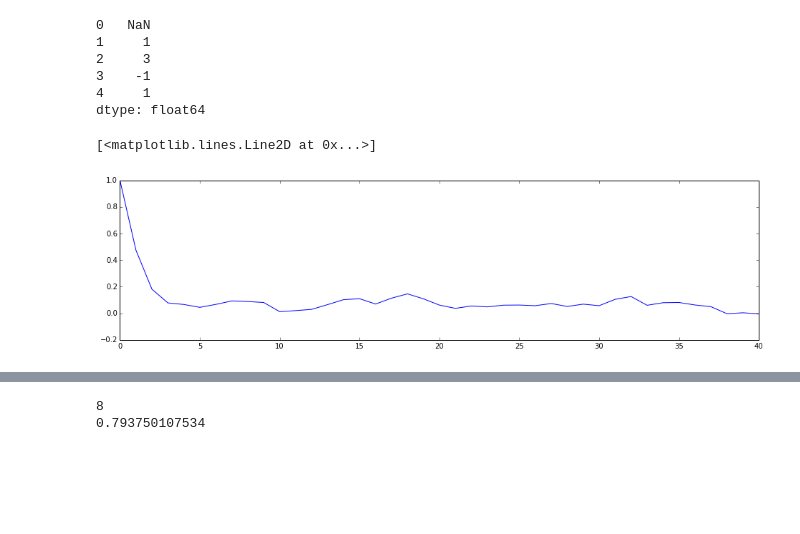
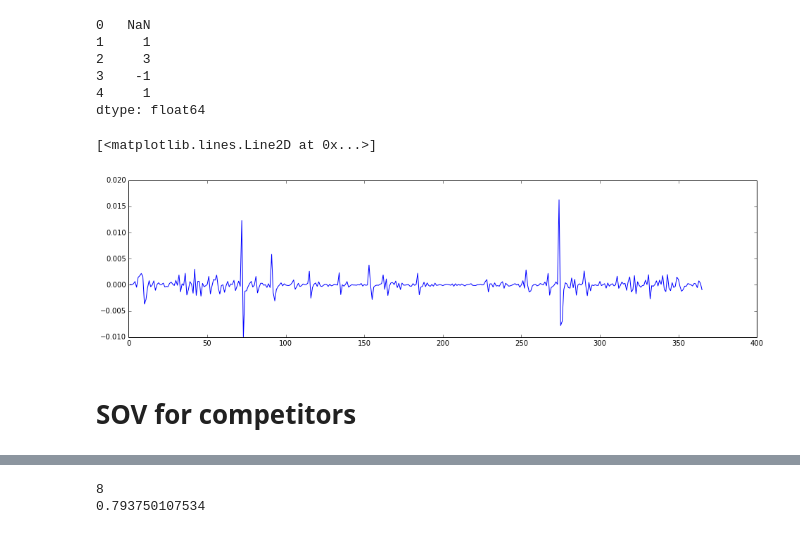
Before and after one commit to maciejATcosphere/paper-mind, a Jupyter notebook: paper_mind/courses/pandas/dell-SOV-data-preparation.ipynb, the cells around one changed output, grey strips where cells are left out. Cells and saved outputs as stored; diff of their text form; code cells hidden in the pictures; blank space fills up the shorter version.

Commit message:
add extra visualisations

```diff
--- a/paper_mind/courses/pandas/dell-SOV-data-preparation.ipynb
+++ b/paper_mind/courses/pandas/dell-SOV-data-preparation.ipynb
@@ -8,0 +69,23 @@ import matplotlib.pyplot as plt
+# %%
+plt.figure()
+
+min_date = datetime(2013, 7, 28)
+max_date = datetime(2013, 12, 31)
+
+fb_df_new = fb_df.reset_index()
+fb_df_new.stat_date = fb_df_new.stat_date.apply(pd.to_datetime)
+fb_df_new = fb_df_new.set_index('stat_date')
+fb_df_new = fb_df_new[min_date:max_date]
+fb_df_new = fb_df_new.reset_index()
+
+# fb_df_new[datetime(2013, 10, 10): datetime(2013, 12, 31)].stat_spent.plot(figsize=(16, 4));
+
+filtered_df_ts = df_ts[min_date:max_date]
+filtered_df_ts = filtered_df_ts.reset_index()
+
+expanded_data = pd.merge(filtered_df_ts, fb_df_new, how='inner', left_on='date', right_on='stat_date')
+
+expanded_data['ma10_sov'] = pd.rolling_mean(expanded_data[expanded_data.SOV < 0.014].SOV, 10)
+expanded_data['ma10_stat_spent'] = pd.rolling_mean(expanded_data.stat_spent, 10)
+
+expanded_data[['ma10_sov', 'ma10_stat_spent']].plot(secondary_y=['ma10_stat_spent'], figsize=(16, 4));
@@ -71,7 +257,7 @@ def generate_monthly_df(month_index):
 
     # -- merge all together
     filtered_sov_data = sov_data[sov_data.name == 'Dell']  # retrieve stuff for Dell only from words
-    data = pd.merge(filtered_sov_data, sentiment, left_on='date', right_on='date')
+    data = pd.merge(filtered_sov_data, sentiment, how='outer', left_on='date', right_on='date')
 
     return data, sov_data
 
@@ -80,15 +266,15 @@ def fetch_sov():
     pieces_data = []
 
     for month_index in range(0, 12):
-        # print 'start', month_index
         data, sov_data = generate_monthly_df(month_index)
         pieces_data.append(data)
         pieces_sov_data.append(sov_data)
 
-        # print 'finished', month_index
-
     data = pd.concat(pieces_data, ignore_index=True)
     sov_data = pd.concat(pieces_sov_data, ignore_index=True)
+
+    sov_data = sov_data.drop_duplicates(cols=['date', 'name'])
+    data = data.drop_duplicates(cols=['date', 'name'])
 
     return data, sov_data
 
@@ -116,11 +302,12 @@ def fetch_insight_stats():
     post_stats = post_stats.fillna(0)
     # in the file there are duplicate entries for the same date
     post_stats = post_stats.groupby('date').sum().reset_index()
-    data = pd.merge(insight_stats, post_stats, left_on='date', right_on='date')
+    data = pd.merge(insight_stats, post_stats, how='outer', left_on='date', right_on='date')
 
     return data
 # %%
 data, sov_data = fetch_sov()
 insights_data = fetch_insight_stats()
-df = pd.merge(data, insights_data, left_on='date', right_on='date')
-# insights_data[['date','comment', 'like', 'share']].head()
+df = pd.merge(data, insights_data, how='outer', left_on='date', right_on='date')
+# %%
+df_ts = df.set_index('date')
@@ -154,12 +379,14 @@ dtype: float64
 # %%
 # plt.plot(cross_correlation);
 plt.figure(figsize=(16, 4))
 D = lambda x: x - x.shift(1)
 
 # plt.plot(pd.rolling_corr(df.like.shift(-9), df.SOV, 14));
-# plt.plot(D(D(D(df.SOV))))
+plt.plot(D(df.SOV))
 
-plt.plot(sm.tsa.stattools.acf(df.SOV))
+# plt.bar(range(0, 41), sm.tsa.stattools.acf(D(df.SOV)))
 # %% [output]
 [<matplotlib.lines.Line2D at 0x...>]
-[figure, old version]
+[figure, new version]
+# %% [markdown]
+# SOV for competitors
```
Also changed, not shown: parts of 38 cells of this notebook, 15 other files.
